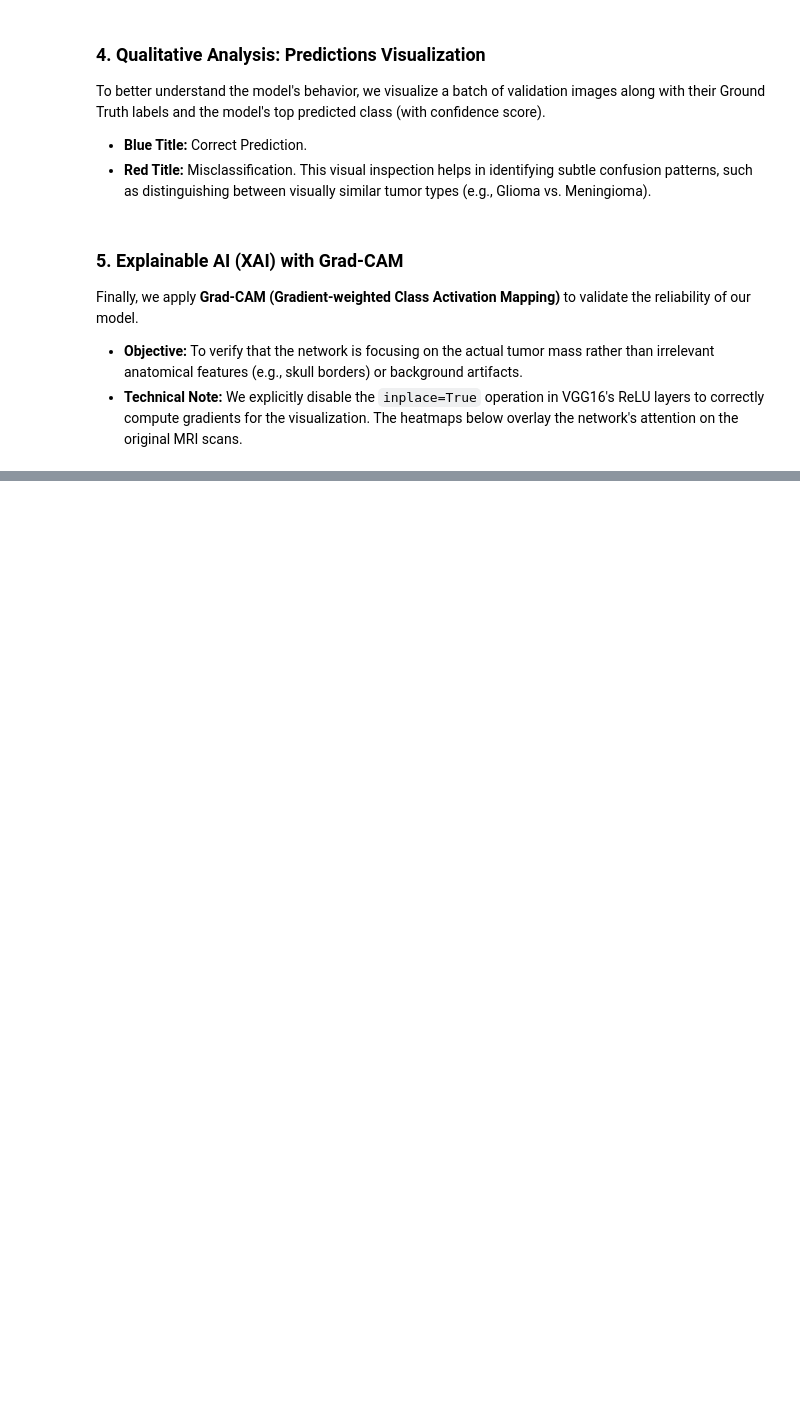
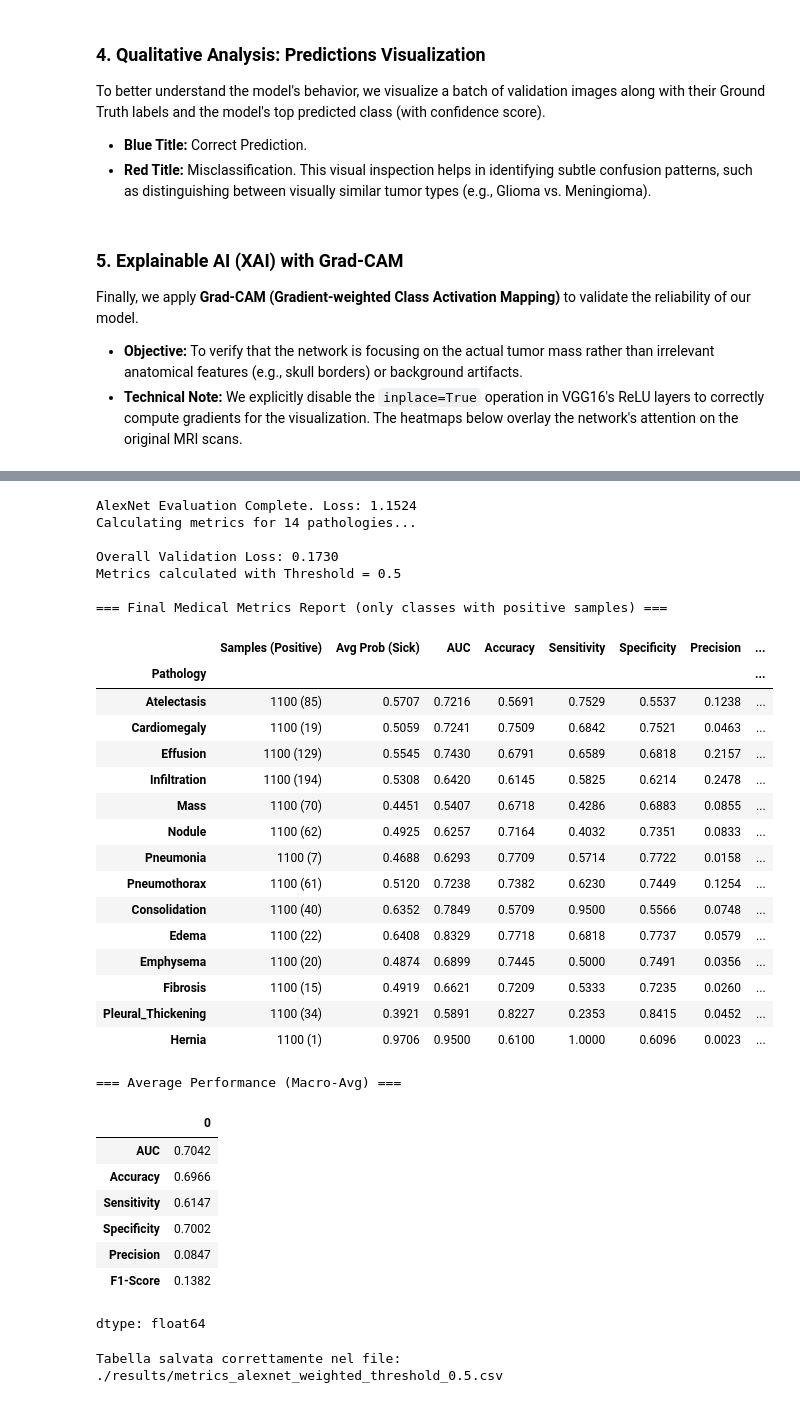
Before and after one commit to vbertei/BrainMRITumorSegmentation, a Jupyter notebook: Progetto_CV_MIRCV.ipynb, the cells around one changed output, grey strips where cells are left out. Cells and saved outputs as stored; diff of their text form; code cells hidden in the pictures; blank space fills up the shorter version.

```diff
--- a/Progetto_CV_MIRCV.ipynb
+++ b/Progetto_CV_MIRCV.ipynb
@@ -1090,0 +1248,42 @@ plot_gradcam_mri(vgg_mri, val_mri_ds, device, class_names_mri, n_samples=4)
+# %%
+test_loss_alex, labels_alex, preds_alex = evaluate_model(model_alex_chest, val_loader, criterion_weighted, device)
+
+labels_np = labels_alex
+preds_np = preds_alex
+
+print(f"AlexNet Evaluation Complete. Loss: {test_loss_alex:.4f}")
+compute_metrics(threshold=0.5, model_name="alexnet_weighted")
+# %% [output]
+AlexNet Evaluation Complete. Loss: 1.1524
+Calculating metrics for 14 pathologies...
+
+Overall Validation Loss: 0.1730
+Metrics calculated with Threshold = 0.5
+
+=== Final Medical Metrics Report (only classes with positive samples) ===
+|  | Samples (Positive) | Avg Prob (Sick) | AUC | Accuracy | Sensitivity | Specificity | Precision | ... |
+| Pathology |  |  |  |  |  |  |  | ... |
+| Atelectasis | 1100 (85) | 0.5707 | 0.7216 | 0.5691 | 0.7529 | 0.5537 | 0.1238 | ... |
+| Cardiomegaly | 1100 (19) | 0.5059 | 0.7241 | 0.7509 | 0.6842 | 0.7521 | 0.0463 | ... |
+| Effusion | 1100 (129) | 0.5545 | 0.7430 | 0.6791 | 0.6589 | 0.6818 | 0.2157 | ... |
+| Infiltration | 1100 (194) | 0.5308 | 0.6420 | 0.6145 | 0.5825 | 0.6214 | 0.2478 | ... |
+| Mass | 1100 (70) | 0.4451 | 0.5407 | 0.6718 | 0.4286 | 0.6883 | 0.0855 | ... |
+| Nodule | 1100 (62) | 0.4925 | 0.6257 | 0.7164 | 0.4032 | 0.7351 | 0.0833 | ... |
+| Pneumonia | 1100 (7) | 0.4688 | 0.6293 | 0.7709 | 0.5714 | 0.7722 | 0.0158 | ... |
+| Pneumothorax | 1100 (61) | 0.5120 | 0.7238 | 0.7382 | 0.6230 | 0.7449 | 0.1254 | ... |
+| Consolidation | 1100 (40) | 0.6352 | 0.7849 | 0.5709 | 0.9500 | 0.5566 | 0.0748 | ... |
+| Edema | 1100 (22) | 0.6408 | 0.8329 | 0.7718 | 0.6818 | 0.7737 | 0.0579 | ... |
+| Emphysema | 1100 (20) | 0.4874 | 0.6899 | 0.7445 | 0.5000 | 0.7491 | 0.0356 | ... |
+| Fibrosis | 1100 (15) | 0.4919 | 0.6621 | 0.7209 | 0.5333 | 0.7235 | 0.0260 | ... |
+| Pleural_Thickening | 1100 (34) | 0.3921 | 0.5891 | 0.8227 | 0.2353 | 0.8415 | 0.0452 | ... |
+| Hernia | 1100 (1) | 0.9706 | 0.9500 | 0.6100 | 1.0000 | 0.6096 | 0.0023 | ... |
+=== Average Performance (Macro-Avg) ===
+|  | 0 |
+| AUC | 0.7042 |
+| Accuracy | 0.6966 |
+| Sensitivity | 0.6147 |
+| Specificity | 0.7002 |
+| Precision | 0.0847 |
+| F1-Score | 0.1382 |
+dtype: float64
+Tabella salvata correttamente nel file: ./results/metrics_alexnet_weighted_threshold_0.5.csv
```
Also changed, not shown: parts of 16 cells of this notebook.
